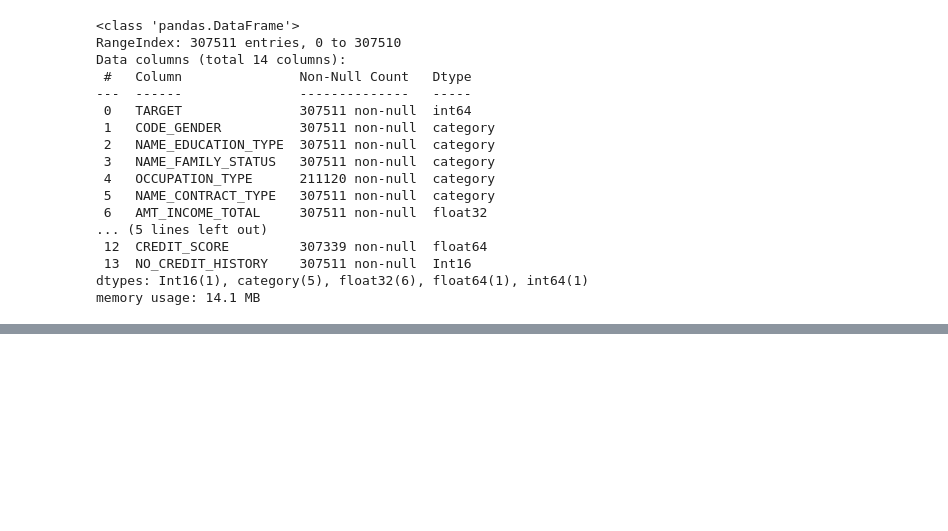
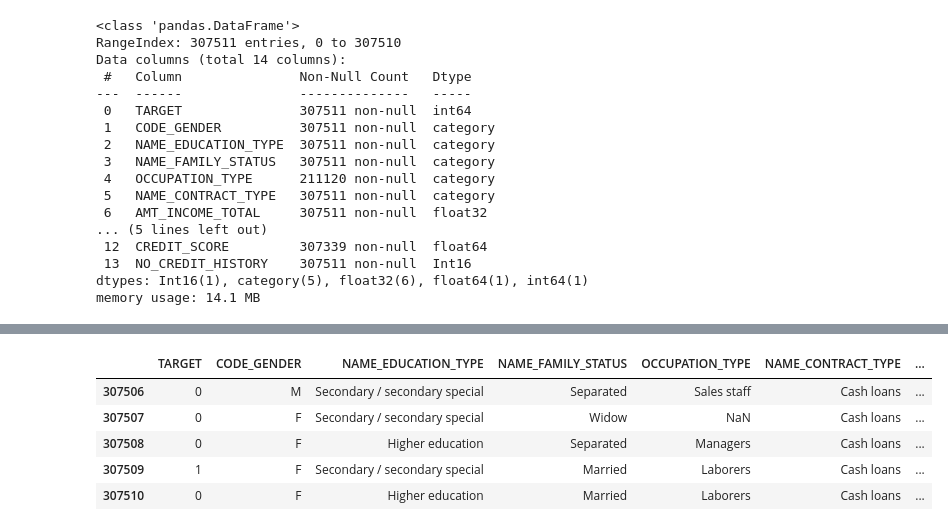
Before and after one commit to Varun-kumar0211/Home-Credit-Default-Risk, a Jupyter notebook: data cleaning/Cleaning.ipynb, the cells around one changed output, grey strips where cells are left out. Saved outputs shown, nothing was run; the diff lists cells and outputs as text; code cells hidden in the pictures; blank space fills up the shorter version.

```diff
--- a/data cleaning/Cleaning.ipynb
+++ b/data cleaning/Cleaning.ipynb
@@ -416,0 +446,9 @@ joblib.dump(model,'lgb_credit_model.pkl')
+# %%
+df_clean.tail()
+# %% [output]
+|  | TARGET | CODE_GENDER | NAME_EDUCATION_TYPE | NAME_FAMILY_STATUS | OCCUPATION_TYPE | NAME_CONTRACT_TYPE | ... |
+| 307506 | 0 | M | Secondary / secondary special | Separated | Sales staff | Cash loans | ... |
+| 307507 | 0 | F | Secondary / secondary special | Widow | NaN | Cash loans | ... |
+| 307508 | 0 | F | Higher education | Separated | Managers | Cash loans | ... |
+| 307509 | 1 | F | Secondary / secondary special | Married | Laborers | Cash loans | ... |
+| 307510 | 0 | F | Higher education | Married | Laborers | Cash loans | ... |
```
Also changed, not shown: parts of 10 cells of this notebook, 2 other files.
